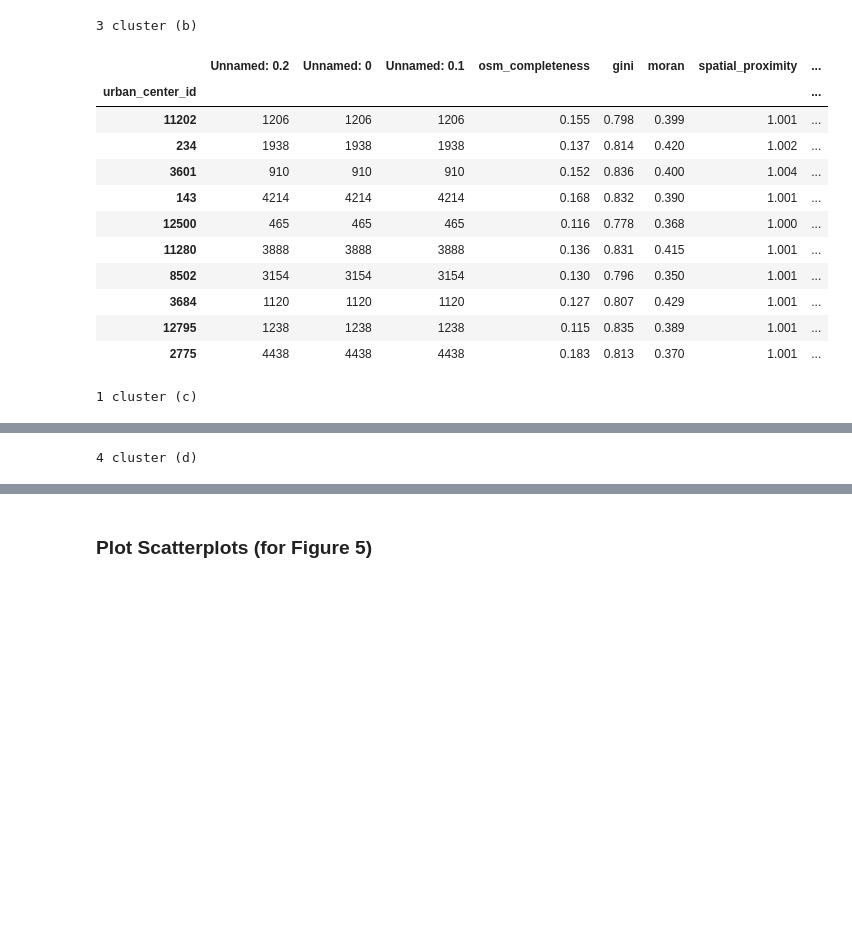
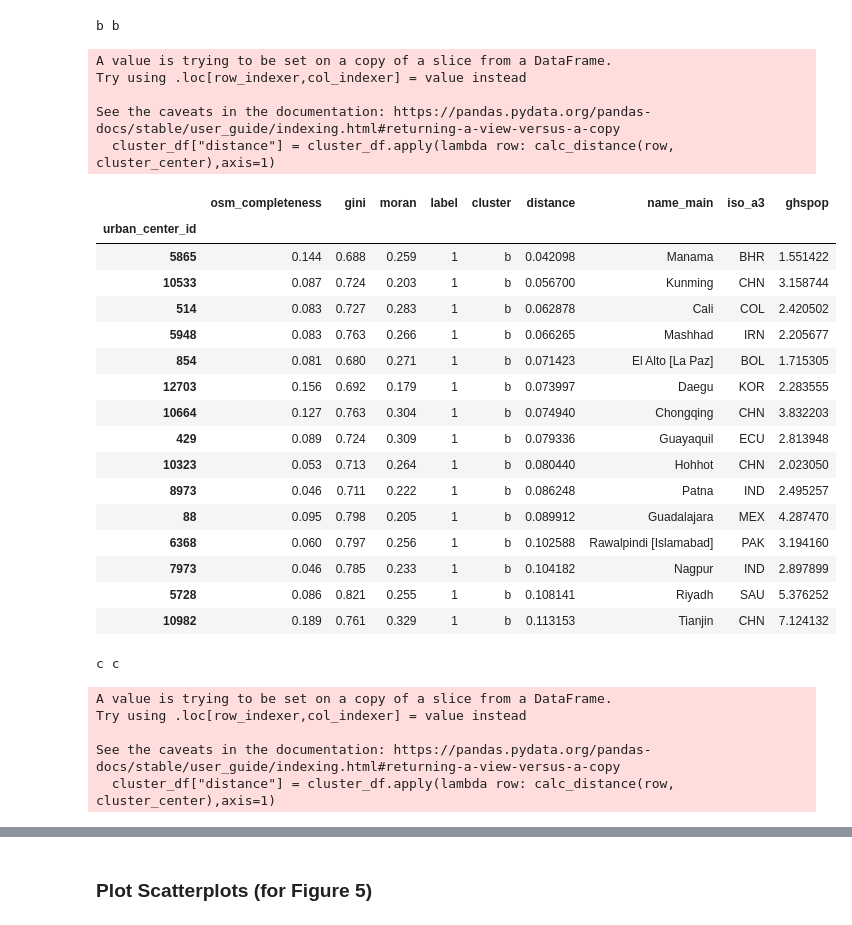
Before and after one commit to GIScience/global-urban-building-completeness-analysis, a Jupyter notebook: notebooks/Figure 5,6 - agglomerative clustering.ipynb, the cells around one changed output, grey strips where cells are left out. Saved outputs shown, nothing was run; the diff lists cells and outputs as text; code cells hidden in the pictures; blank space fills up the shorter version.

```diff
--- a/notebooks/Figure 5,6 - agglomerative clustering.ipynb
+++ b/notebooks/Figure 5,6 - agglomerative clustering.ipynb
@@ -67,42 +59,16 @@ Name: label, dtype: int64
 # %%
-def calc_distance(row, cluster_center):
-    distance = math.dist(
-        cluster_center,
-        [
-            row["osm_completeness"],
-            row["gini"],
-            row["moran"]
-        ]
-    )
-    return distance
-
-
-def load_urban_centers_with_name():
-    """Load urban center grids for given urban center id."""
-    con = sqlite3.connect("../data/global_urban_building_completeness.gpkg")
-    query = f"""
-        select
-          urban_center_id,
-          name_main,
-          iso_a3,
-          ghspop / 1000000 as ghspop
-        from rf_adjusted_prediction_reference_and_osm_urban_centers a
-        group by urban_center_id
-    """
-    df = pd.read_sql_query(query, con=con)
-    return df
-
+df = load_dataframe()
 
 cluster_labels = [
-    0, 3, 1, 4,  2
+    "a", "b", "c", "d", "e"
 ]
 
 urban_centers_df = load_urban_centers_with_name().set_index("urban_center_id")
 
 for i, label in enumerate(cluster_labels):
 
-    print(label, title_labels[i])
-    cluster_df = stats_df_cluster.loc[stats_df_cluster["label"] == cluster_labels[i]]
+    print(label, cluster_labels[i])
+    cluster_df = df.loc[df["cluster"] == cluster_labels[i]]
     cluster_center = [
         cluster_df["osm_completeness"].mean(),
         cluster_df["gini"].mean(),
@@ -115,6 +81,6 @@ for i, label in enumerate(cluster_labels):
     cluster_df = cluster_df.join(urban_centers_df)
 
     display(
-        cluster_df.loc[cluster_df["ghspop"]>0.5].sort_values(by="distance", ascending=True)[0:10]
+        cluster_df.loc[cluster_df["ghspop"]>1.5].sort_values(by="distance", ascending=True)[0:15]
     )
 # %% [output]
@@ -134,14 +106,29 @@ for i, label in enumerate(cluster_labels):
-3 cluster (b)
+b b
+A value is trying to be set on a copy of a slice from a DataFrame.
+Try using .loc[row_indexer,col_indexer] = value instead
+
+See the caveats in the documentation: https://pandas.pydata.org/pandas-docs/stable/user_guide/indexing.html#returning-a-view-versus-a-copy
+  cluster_df["distance"] = cluster_df.apply(lambda row: calc_distance(row, cluster_center),axis=1)
-|  | Unnamed: 0.2 | Unnamed: 0 | Unnamed: 0.1 | osm_completeness | gini | moran | spatial_proximity | ... |
-| urban_center_id |  |  |  |  |  |  |  | ... |
-| 11202 | 1206 | 1206 | 1206 | 0.155 | 0.798 | 0.399 | 1.001 | ... |
-| 234 | 1938 | 1938 | 1938 | 0.137 | 0.814 | 0.420 | 1.002 | ... |
-| 3601 | 910 | 910 | 910 | 0.152 | 0.836 | 0.400 | 1.004 | ... |
-| 143 | 4214 | 4214 | 4214 | 0.168 | 0.832 | 0.390 | 1.001 | ... |
-| 12500 | 465 | 465 | 465 | 0.116 | 0.778 | 0.368 | 1.000 | ... |
-| 11280 | 3888 | 3888 | 3888 | 0.136 | 0.831 | 0.415 | 1.001 | ... |
-| 8502 | 3154 | 3154 | 3154 | 0.130 | 0.796 | 0.350 | 1.001 | ... |
-| 3684 | 1120 | 1120 | 1120 | 0.127 | 0.807 | 0.429 | 1.001 | ... |
-| 12795 | 1238 | 1238 | 1238 | 0.115 | 0.835 | 0.389 | 1.001 | ... |
-| 2775 | 4438 | 4438 | 4438 | 0.183 | 0.813 | 0.370 | 1.001 | ... |
+|  | osm_completeness | gini | moran | label | cluster | distance | name_main | iso_a3 | ghspop |
+| urban_center_id |  |  |  |  |  |  |  |  |  |
+| 5865 | 0.144 | 0.688 | 0.259 | 1 | b | 0.042098 | Manama | BHR | 1.551422 |
+| 10533 | 0.087 | 0.724 | 0.203 | 1 | b | 0.056700 | Kunming | CHN | 3.158744 |
+| 514 | 0.083 | 0.727 | 0.283 | 1 | b | 0.062878 | Cali | COL | 2.420502 |
+| 5948 | 0.083 | 0.763 | 0.266 | 1 | b | 0.066265 | Mashhad | IRN | 2.205677 |
+| 854 | 0.081 | 0.680 | 0.271 | 1 | b | 0.071423 | El Alto [La Paz] | BOL | 1.715305 |
+| 12703 | 0.156 | 0.692 | 0.179 | 1 | b | 0.073997 | Daegu | KOR | 2.283555 |
+| 10664 | 0.127 | 0.763 | 0.304 | 1 | b | 0.074940 | Chongqing | CHN | 3.832203 |
+| 429 | 0.089 | 0.724 | 0.309 | 1 | b | 0.079336 | Guayaquil | ECU | 2.813948 |
+| 10323 | 0.053 | 0.713 | 0.264 | 1 | b | 0.080440 | Hohhot | CHN | 2.023050 |
+| 8973 | 0.046 | 0.711 | 0.222 | 1 | b | 0.086248 | Patna | IND | 2.495257 |
+| 88 | 0.095 | 0.798 | 0.205 | 1 | b | 0.089912 | Guadalajara | MEX | 4.287470 |
+| 6368 | 0.060 | 0.797 | 0.256 | 1 | b | 0.102588 | Rawalpindi [Islamabad] | PAK | 3.194160 |
+| 7973 | 0.046 | 0.785 | 0.233 | 1 | b | 0.104182 | Nagpur | IND | 2.897899 |
+| 5728 | 0.086 | 0.821 | 0.255 | 1 | b | 0.108141 | Riyadh | SAU | 5.376252 |
+| 10982 | 0.189 | 0.761 | 0.329 | 1 | b | 0.113153 | Tianjin | CHN | 7.124132 |
-1 cluster (c)
+c c
+A value is trying to be set on a copy of a slice from a DataFrame.
+Try using .loc[row_indexer,col_indexer] = value instead
+
+See the caveats in the documentation: https://pandas.pydata.org/pandas-docs/stable/user_guide/indexing.html#returning-a-view-versus-a-copy
+  cluster_df["distance"] = cluster_df.apply(lambda row: calc_distance(row, cluster_center),axis=1)
@@ -160 +151,0 @@ for i, label in enumerate(cluster_labels):
-4 cluster (d)
```
Also changed, not shown: parts of 12 cells of this notebook, 29 other files.
